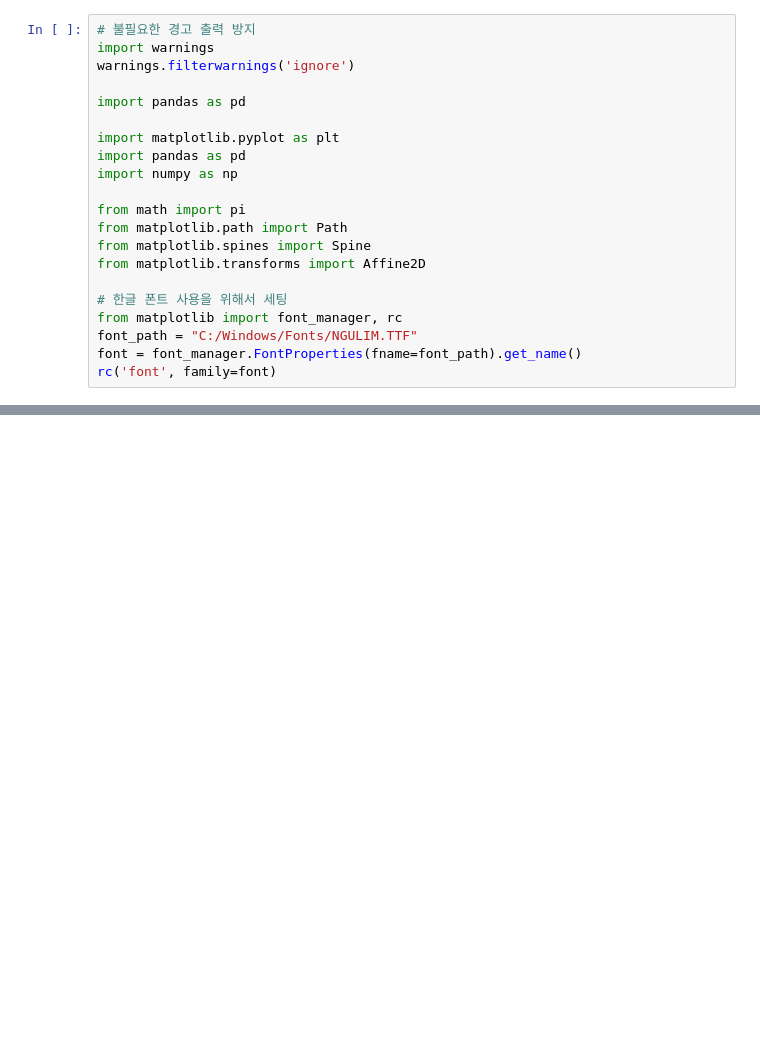
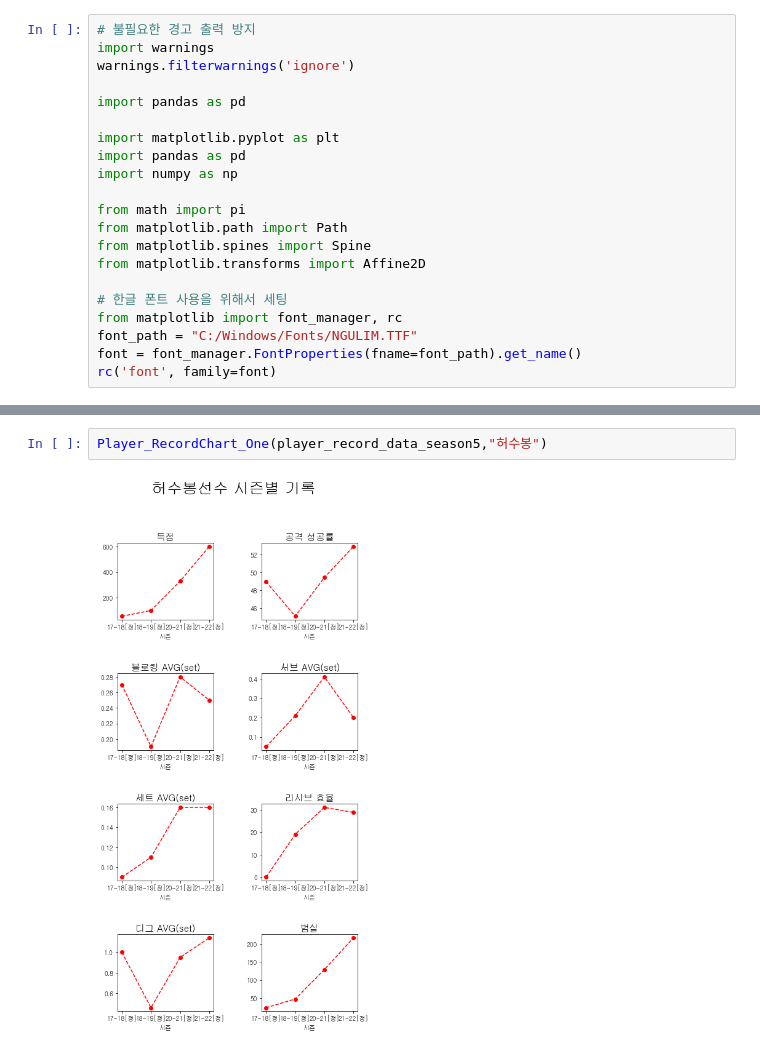
Before and after one commit to lwg1421/KOVO_project, a Jupyter notebook: visualization/player_RecordChart.ipynb, the cells around one changed output, grey strips where cells are left out. Saved outputs shown, nothing was run; the diff lists cells and outputs as text; blank space fills up the shorter version.

```diff
--- a/visualization/player_RecordChart.ipynb
+++ b/visualization/player_RecordChart.ipynb
@@ -241,0 +188,4 @@ Text(0.5, 1.0, '블로킹 AVG(set)')
+# %%
+Player_RecordChart_One(player_record_data_season5,"허수봉")
+# %% [output]
+[figure, added]
```
Also changed, not shown: parts of 23 cells of this notebook, 2 other files.
